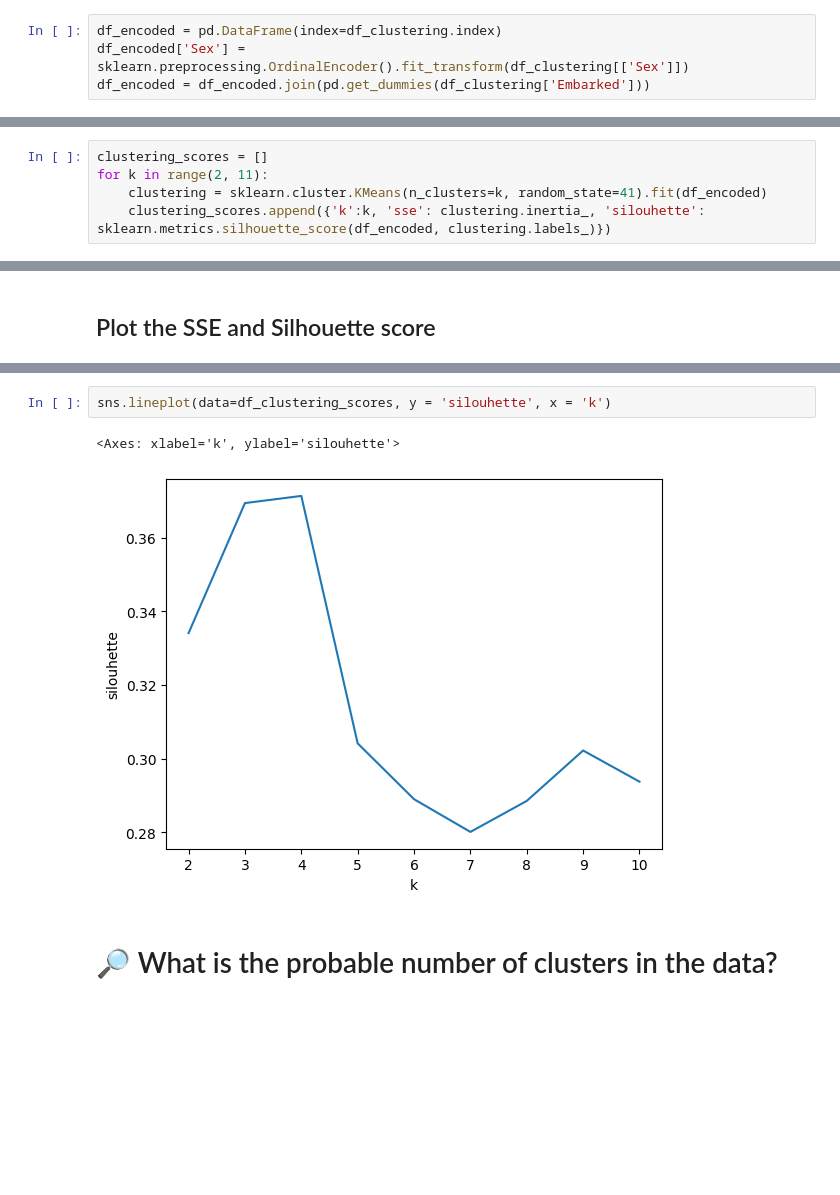
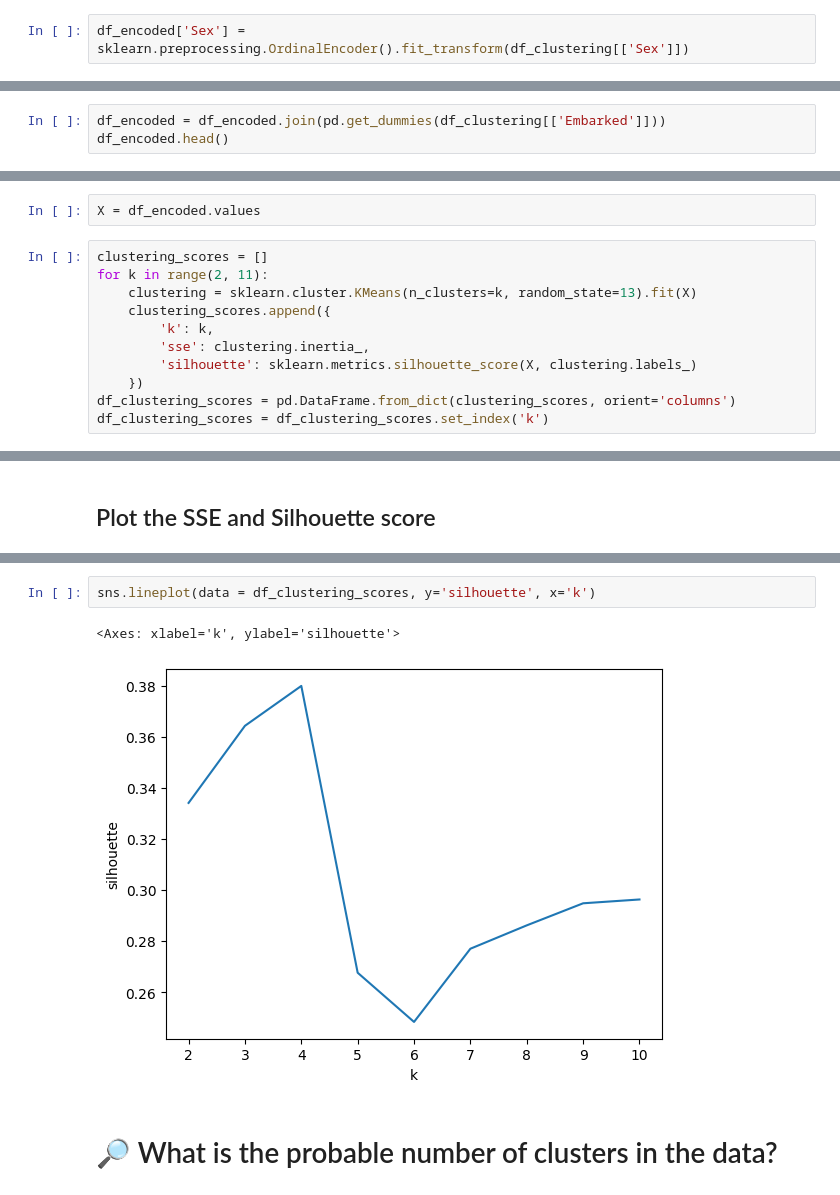
Before and after one commit to maropartz23/AMSE, a Jupyter notebook: iml_05.ipynb, the cells around one changed output, grey strips where cells are left out. Cells and saved outputs as stored; diff of their text form; blank space fills up the shorter version.

```diff
--- a/iml_05.ipynb
+++ b/iml_05.ipynb
@@ -245,4 +236,2 @@ pd.get_dummies(df_clustering['Embarked'])
 # %%
-df_encoded = pd.DataFrame(index=df_clustering.index)
 df_encoded['Sex'] = sklearn.preprocessing.OrdinalEncoder().fit_transform(df_clustering[['Sex']])
-df_encoded = df_encoded.join(pd.get_dummies(df_clustering['Embarked']))
@@ -258,0 +238,3 @@ df_encoded.head()
+# %%
+df_encoded = df_encoded.join(pd.get_dummies(df_clustering[['Embarked']]))
+df_encoded.head()
@@ -377,8 +361,16 @@ There are two basic methods for evaluation of clusters quality:
 * We will use `sklearn.cluster.KMeans` class
 * The most important parameter is the *n_clusters*
     * What is the *random_state* parameter?
+# %%
+X = df_encoded.values
 # %%
 clustering_scores = []
 for k in range(2, 11):
-    clustering = sklearn.cluster.KMeans(n_clusters=k, random_state=41).fit(df_encoded)
-    clustering_scores.append({'k':k, 'sse': clustering.inertia_, 'silouhette': sklearn.metrics.silhouette_score(df_encoded, clustering.labels_)})
+    clustering = sklearn.cluster.KMeans(n_clusters=k, random_state=13).fit(X)
+    clustering_scores.append({
+        'k': k,
+        'sse': clustering.inertia_,
+        'silhouette': sklearn.metrics.silhouette_score(X, clustering.labels_)
+    })
+df_clustering_scores = pd.DataFrame.from_dict(clustering_scores, orient='columns')
+df_clustering_scores = df_clustering_scores.set_index('k')
@@ -404,8 +398,8 @@ sns.lineplot(data=df_clustering_scores, y = 'sse', x = 'k')
 # %%
-sns.lineplot(data=df_clustering_scores, y = 'silouhette', x = 'k')
+sns.lineplot(data = df_clustering_scores, y='silhouette', x='k')
 # %% [output]
-<Axes: xlabel='k', ylabel='silouhette'>
+<Axes: xlabel='k', ylabel='silhouette'>
-[figure, old version]
+[figure, new version]
 # %% [markdown]
 # 🔎 What is the probable number of clusters in the data?
 # %% [markdown]
```
Also changed, not shown: parts of 33 cells of this notebook.
